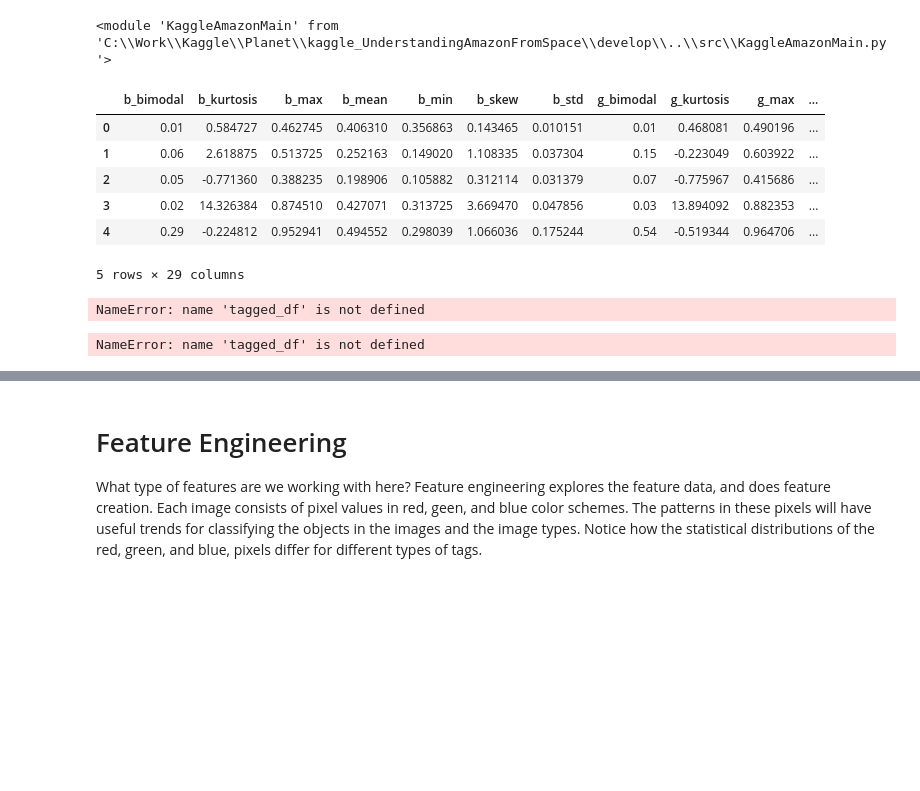
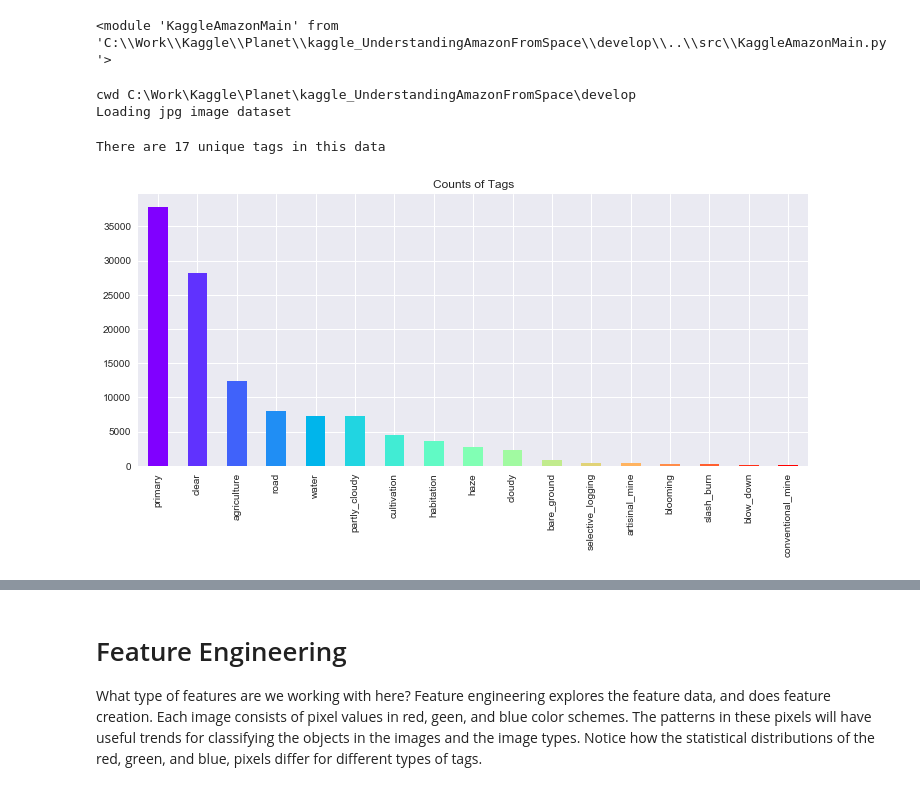
Before and after one commit to alineberry/kaggle_UnderstandingAmazonFromSpace, a Jupyter notebook: develop/claire-lab-notebook.ipynb, the cells around one changed output, grey strips where cells are left out. Drawn from its saved outputs; the diff is of its cells as text; code cells hidden in the pictures; blank space fills up the shorter version.

```diff
--- a/develop/claire-lab-notebook.ipynb
+++ b/develop/claire-lab-notebook.ipynb
@@ -29,30 +29,21 @@ reload(kam)
 X = pd.read_pickle('X_train.pkl')
 y = pd.read_pickle('y_train.pkl')
 y[y > 1] = 1 #fix labels accidently labels twice. mistake in tagging. oops.
-#X_train, y_train, names_train, tagged_df = kam.load_sample_training_data()
+X_sample, labels, names_train, tagged_df = kam.load_sample_training_data() #load sample data for plotting
+# %% [output]
+cwd C:\Work\Kaggle\Planet\kaggle_UnderstandingAmazonFromSpace\develop
+Loading jpg image dataset
-# %%
-X.head()
-# %% [output]
-|  | b_bimodal | b_kurtosis | b_max | b_mean | b_min | b_skew | b_std | g_bimodal | g_kurtosis | g_max | ... |
-| 0 | 0.01 | 0.584727 | 0.462745 | 0.406310 | 0.356863 | 0.143465 | 0.010151 | 0.01 | 0.468081 | 0.490196 | ... |
-| 1 | 0.06 | 2.618875 | 0.513725 | 0.252163 | 0.149020 | 1.108335 | 0.037304 | 0.15 | -0.223049 | 0.603922 | ... |
-| 2 | 0.05 | -0.771360 | 0.388235 | 0.198906 | 0.105882 | 0.312114 | 0.031379 | 0.07 | -0.775967 | 0.415686 | ... |
-| 3 | 0.02 | 14.326384 | 0.874510 | 0.427071 | 0.313725 | 3.669470 | 0.047856 | 0.03 | 13.894092 | 0.882353 | ... |
-| 4 | 0.29 | -0.224812 | 0.952941 | 0.494552 | 0.298039 | 1.066036 | 0.175244 | 0.54 | -0.519344 | 0.964706 | ... |
-5 rows × 29 columns
-# %%
-tagged_df.head()
-# %% [output]
-NameError: name 'tagged_df' is not defined
 # %%
 #Barplot of tag counts
 %matplotlib inline
-plt.rcParams['figure.figsize'] = (12, 5)
-print('There are {} unique tags in this data'.format(len(tagged_df.columns)))
-colors = cm.rainbow(np.linspace(0, 1, len(tagged_df.columns)))
-tagged_df.sum().sort_values(ascending=False).plot(title="Counts of Tags", color=colors, kind='bar')
-plt.show()
-tagged_df.sum().sort_values(ascending=False)
+def plot_sample_size(tagged_df):
+    plt.rcParams['figure.figsize'] = (12, 5)
+    print('There are {} unique tags in this data'.format(len(tagged_df.columns)))
+    colors = cm.rainbow(np.linspace(0, 1, len(tagged_df.columns)))
+    tagged_df.sum().sort_values(ascending=False).plot(title="Counts of Tags", color=colors, kind='bar')
+    plt.show()
+plot_sample_size(tagged_df)
 # %% [output]
-NameError: name 'tagged_df' is not defined
+There are 17 unique tags in this data
+[figure, added]
 # %%
```
Also changed, not shown: parts of 23 cells of this notebook, 2 other files.
